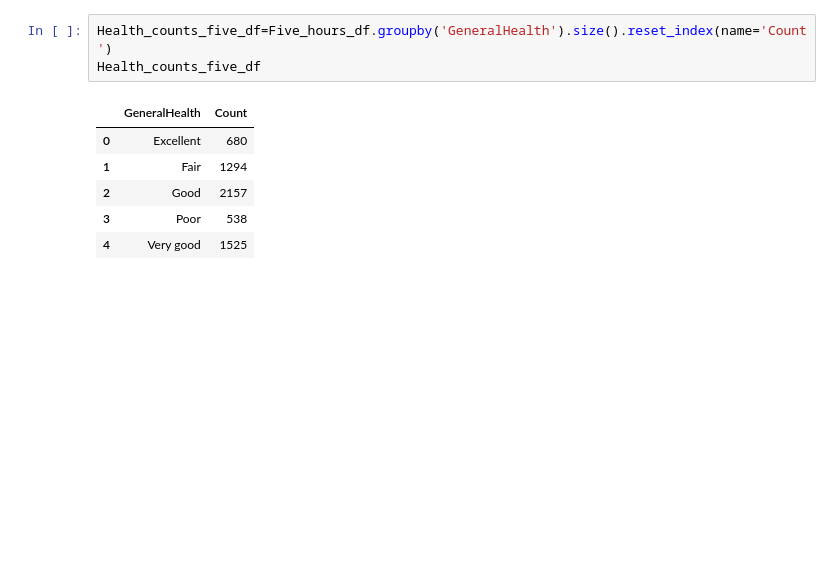
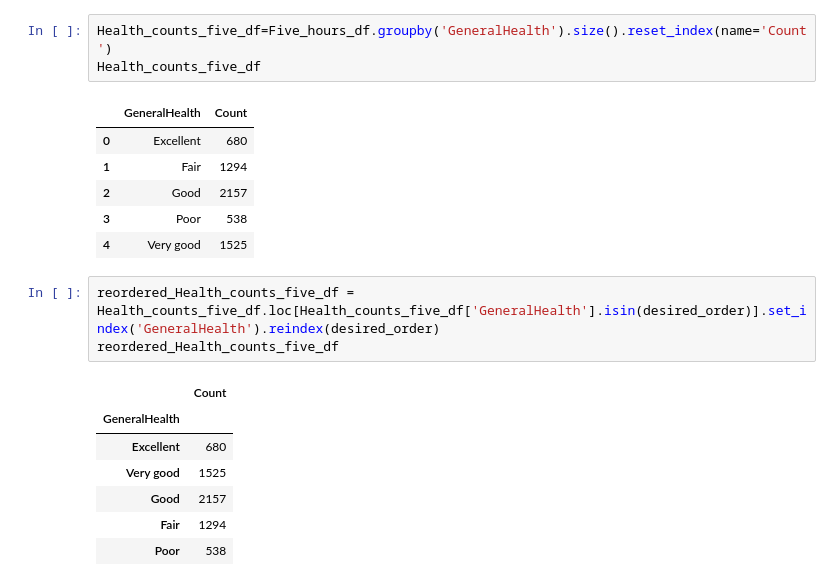
Before and after one commit to Jeff-Gielniak/Health-Correlation-Investigation-Python, a Jupyter notebook: Cleaned_data Q3 Sleep.ipynb, the cells around one changed output. Cells and saved outputs as stored; diff of their text form; blank space fills up the shorter version.

```diff
--- a/Cleaned_data Q3 Sleep.ipynb
+++ b/Cleaned_data Q3 Sleep.ipynb
@@ -334,5 +346,16 @@ Health_counts_five_df
 | 2 | Good | 2157 |
 | 3 | Poor | 538 |
 | 4 | Very good | 1525 |
+# %%
+reordered_Health_counts_five_df = Health_counts_five_df.loc[Health_counts_five_df['GeneralHealth'].isin(desired_order)].set_index('GeneralHealth').reindex(desired_order)
+reordered_Health_counts_five_df
+# %% [output]
+|  | Count |
+| GeneralHealth |  |
+| Excellent | 680 |
+| Very good | 1525 |
+| Good | 2157 |
+| Fair | 1294 |
+| Poor | 538 |
 # %%
 # Data for the pie chart
```
Also changed, not shown: parts of 3 cells of this notebook, 3 other files.
